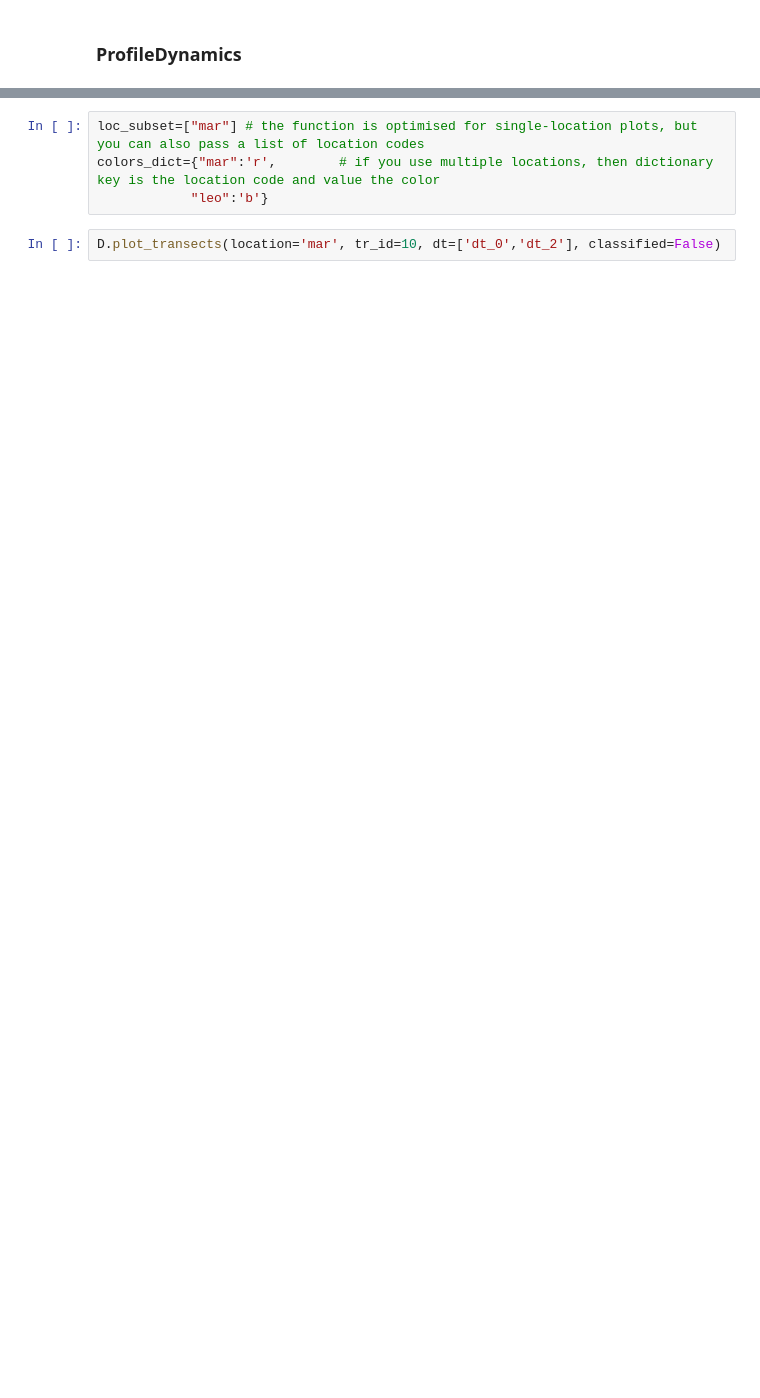
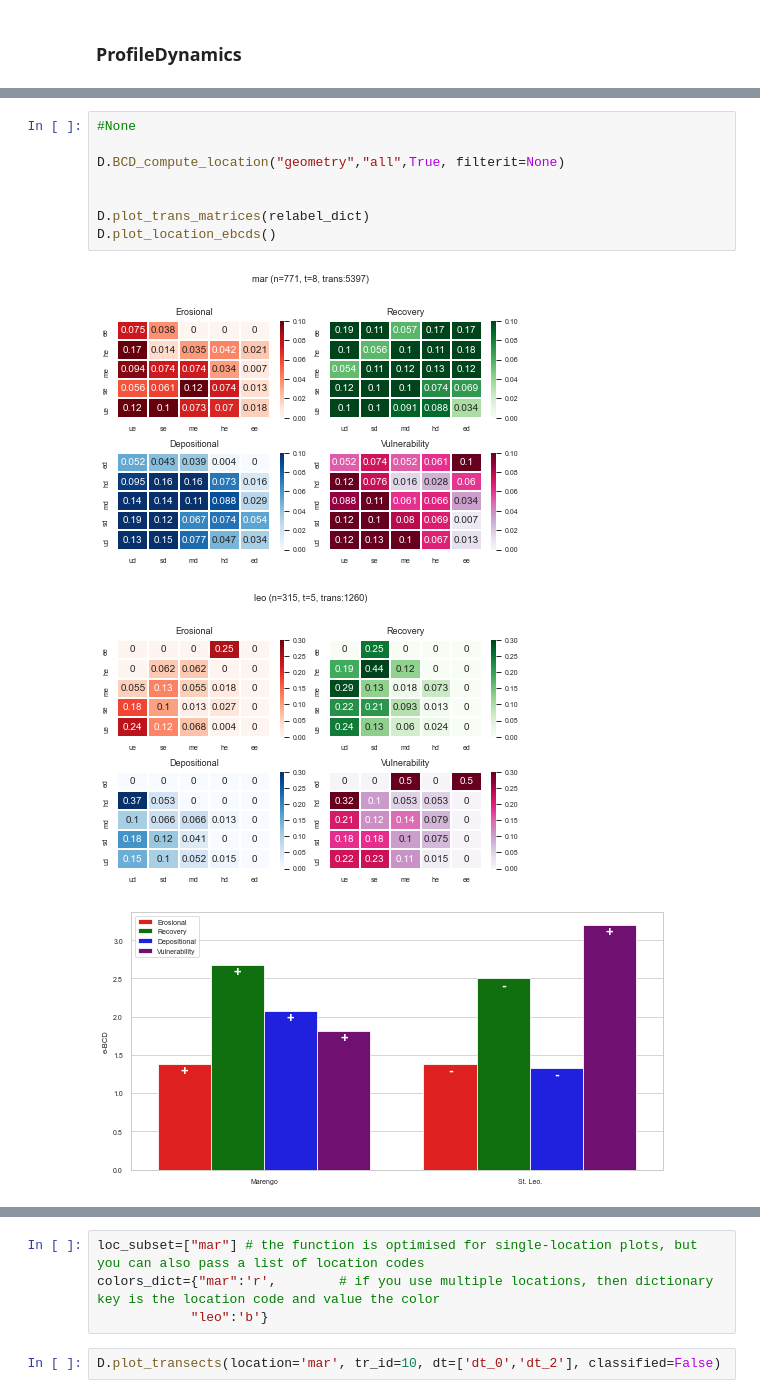
Before and after one commit to npucino/sandpyper, a Jupyter notebook: examples/Example_1_Profile_extraction-CLASS.ipynb, the cells around one changed output, grey strips where cells are left out. Cells and saved outputs as stored; diff of their text form; blank space fills up the shorter version.

```diff
--- a/examples/Example_1_Profile_extraction-CLASS.ipynb
+++ b/examples/Example_1_Profile_extraction-CLASS.ipynb
@@ -517,2 +776,14 @@ D.BCD_compute_location(unique_field='geometry',mode='all', store_neg=True)
+# %%
+#None
+
+D.BCD_compute_location("geometry","all",True, filterit=None)
+
+
+D.plot_trans_matrices(relabel_dict)
+D.plot_location_ebcds()
+# %% [output]
+[figure, added]
+[figure, added]
+[figure, added]
 # %%
 D.compute_volumetrics(lod=D.lod_df)
```
Also changed, not shown: parts of 37 cells of this notebook, 3 other files.
